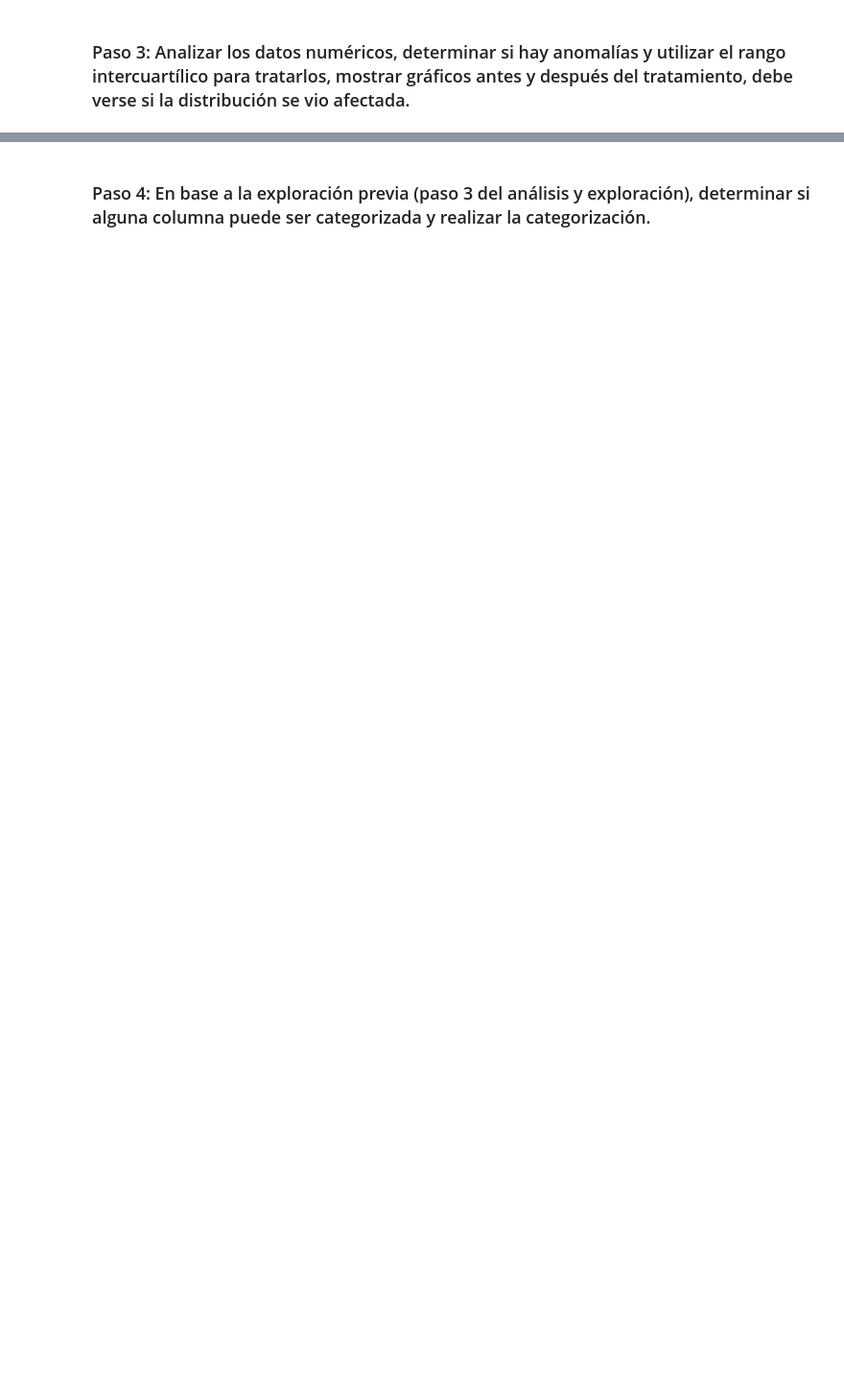
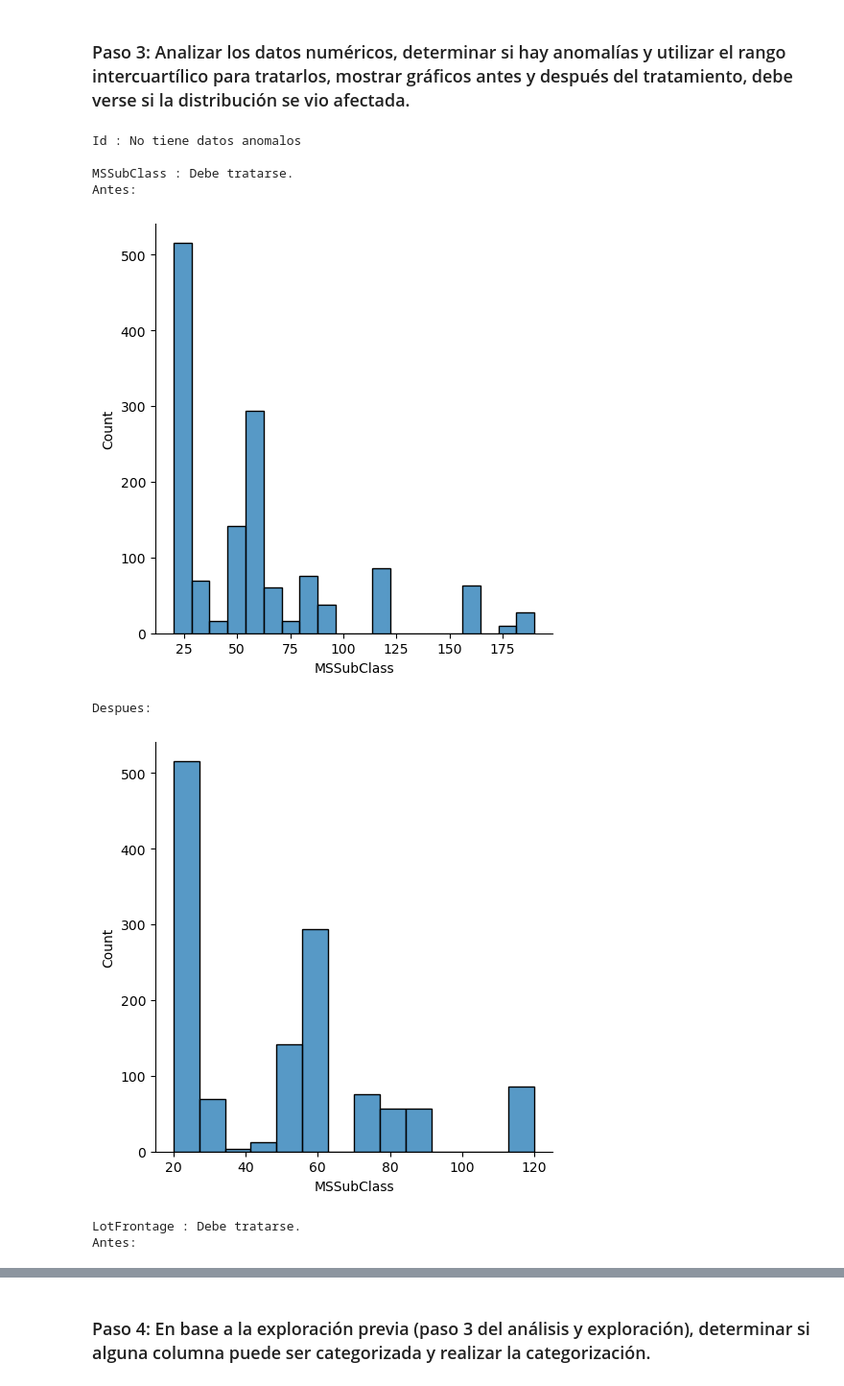
Before and after one commit to LAXELmve/House-Pricing-EDA---Axel-Martin-Vega-Espinoza, a Jupyter notebook: Proyecto_1-Axel_Vega.ipynb, the cells around one changed output, grey strips where cells are left out. Shown at 96% size. Saved outputs shown, nothing was run; the diff lists cells and outputs as text; code cells hidden in the pictures; blank space fills up the shorter version.

```diff
--- a/Proyecto_1-Axel_Vega.ipynb
+++ b/Proyecto_1-Axel_Vega.ipynb
@@ -39,0 +412,24 @@ Puede ser boxplot para las numéricas y de conteo/histograma para las categóric
+# %%
+valores_nulos = df.isnull()
+columnas_con_nulos = valores_nulos.any()
+columnas_con_valores_nulos = columnas_con_nulos[columnas_con_nulos].index
+
+for columna in columnas_con_valores_nulos:
+    if (df[columna].dtype == "object"):
+        moda = df[columna].mode()[0]
+        df[columna].fillna(value=moda, inplace=True)
+    if (df[columna].dtype == "float64"):
+        if (df[columna].isna().sum() > 200):
+            mediana = df[columna].median()
+            df[columna].fillna(value=mediana, inplace=True)
+        else:
+            media = df[columna].mean()
+            df[columna].fillna(value=media, inplace=True)
+# %%
+# Lista sin nulos
+total = 0
+for columna in df.columns:
+    if (df[columna].isna().sum() > 0):
+        print(columna, df[columna].isna().sum(), df[columna].dtype)
+    total = total + df[columna].isna().sum()
+print("total de nulos: ", total)
@@ -40,2 +438,32 @@ Puede ser boxplot para las numéricas y de conteo/histograma para las categóric
 # %% [markdown]
 ### Paso 3: Analizar los datos numéricos, determinar si hay anomalías y utilizar el rango intercuartílico para tratarlos, mostrar gráficos antes y después del tratamiento, debe verse si la distribución se vio afectada.
+# %%
+columnas_numericas = df.select_dtypes(include=['number'])
+df_n = df.copy()
+for columna in columnas_numericas:
+    q3 = df[columna].quantile(0.75)
+    q1 = df[columna].quantile(0.25)
+    iqr = q3 - q1
+    lsuperior = q3 + (1.5 * iqr)
+    linferior = q1 - (1.5 * iqr)
+    if ((df[columna] < linferior).any() or (df[columna] > lsuperior).any()):
+        print(columna, ": Debe tratarse.")
+        print("Antes:")
+        sns.displot(data=df, x="{}".format(columna))
+        plt.show()
+        df_n = df[(df[columna] > linferior) & (df[columna] < lsuperior)].copy()
+        print("Despues:")
+        sns.displot(data=df_n, x="{}".format(columna))
+        plt.show()
+    else:
+        print(columna, ": No tiene datos anomalos\n")
+# %% [output]
+Id : No tiene datos anomalos
+
+MSSubClass : Debe tratarse.
+Antes:
+[figure, added]
+Despues:
+[figure, added]
+LotFrontage : Debe tratarse.
+Antes:
```
Also changed, not shown: parts of 44 cells of this notebook, 1 other file.
